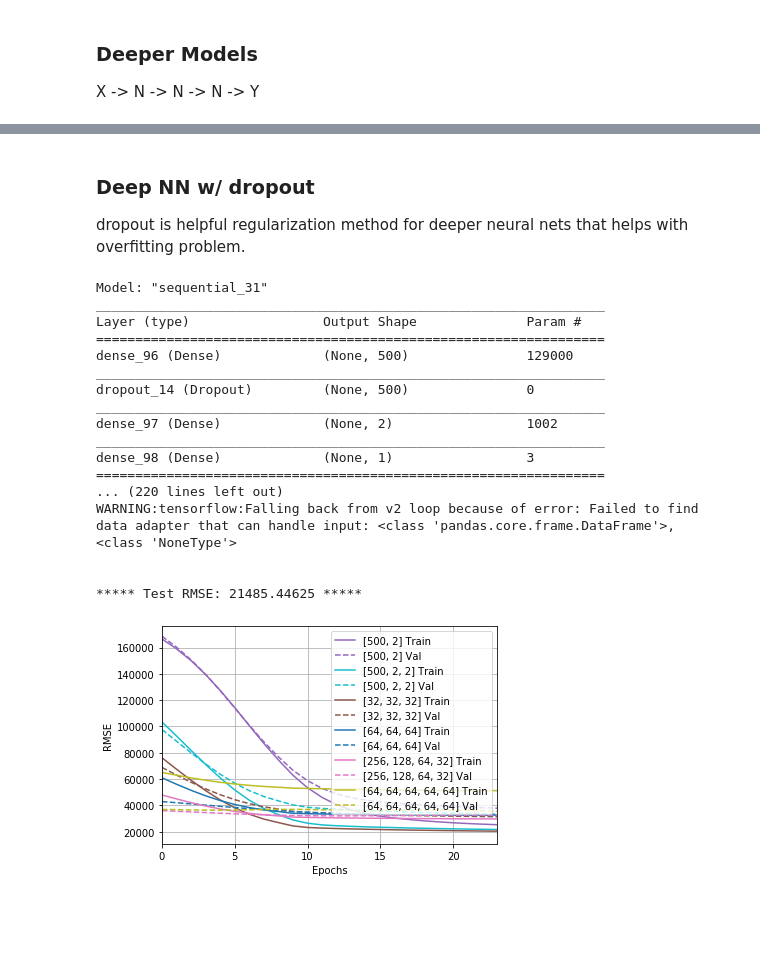
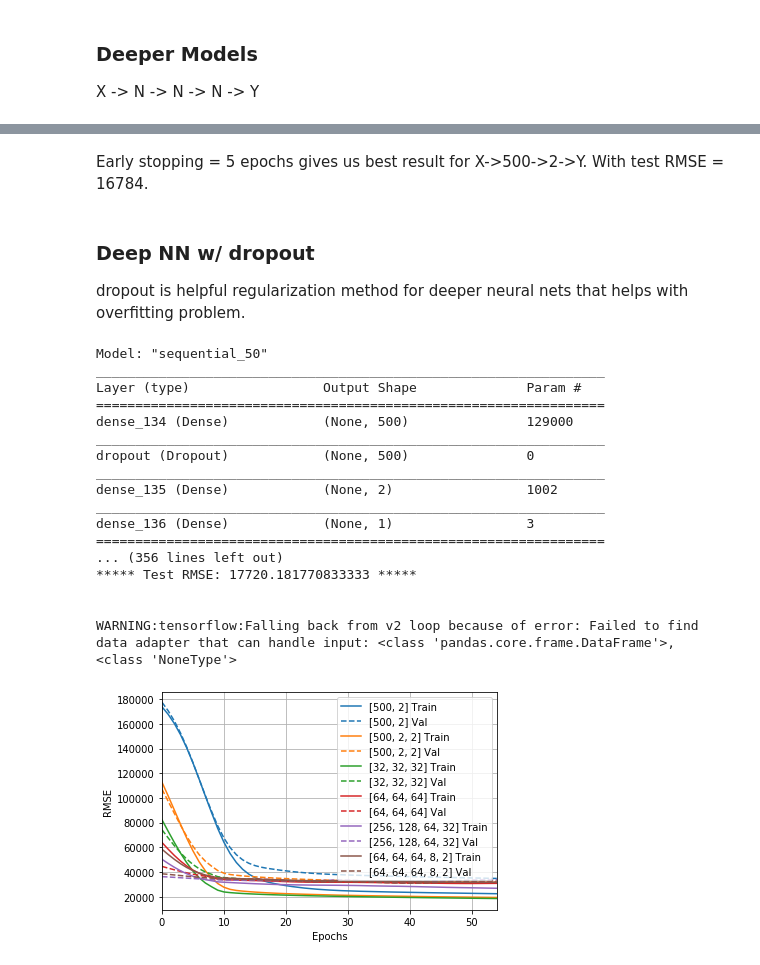
Before and after one commit to melaniezheng/dnn_house_saleprice, a Jupyter notebook: keras.ipynb, the cells around one changed output, grey strips where cells are left out. Saved outputs shown, nothing was run; the diff lists cells and outputs as text; code cells hidden in the pictures; blank space fills up the shorter version.

Commit message:
update keras

```diff
--- a/keras.ipynb
+++ b/keras.ipynb
@@ -390,5 +408,5 @@ Based on research, good rule of thumbs for N are: 2, (257 + 1)/ 2=129, we can al
 # %%
-def build_wider_model(N, optimizer = keras.optimizers.RMSprop(0.01),
+def wider_narrower_model(N, optimizer = keras.optimizers.RMSprop(0.01),
                       dropout = False, rate = 0.15):
 # inputs:
 #     N: number of neurons for the hidden layer.
@@ -403,6 +421,8 @@ def build_wider_model(N, optimizer = keras.optimizers.RMSprop(0.01),
         model.add(layers.Dropout(rate, seed = SEED_NUMBER))
     model.add(layers.Dense(1))
 
+    model.summary()
+
     model.compile(loss = 'mean_squared_error',
                 optimizer = optimizer,
                 metrics = [keras.metrics.RootMeanSquaredError()])
@@ -459,7 +523,7 @@ Let's try deeper NN with more hidden layers to see if they perform better than t
 ### Deeper Models
 X -> N -> N -> N -> Y
 # %%
-def build_deeper_model(L, N, optimizer = keras.optimizers.RMSprop(0.01),
+def deeper_model(L, N, optimizer = keras.optimizers.RMSprop(0.01),
                        dropout = False, rate = 0.15):
 
 #     inputs:
@@ -486,6 +550,8 @@ def build_deeper_model(L, N, optimizer = keras.optimizers.RMSprop(0.01),
                 model.add(layers.Dropout(rate, seed=SEED_NUMBER))
     model.add(layers.Dense(1)) # final layer
 
+    model.summary()
+
     model.compile(loss = 'mean_squared_error',
                 optimizer = optimizer,
                 metrics = [keras.metrics.RootMeanSquaredError()])
@@ -539,0 +601,21 @@ WARNING:tensorflow:Falling back from v2 loop because of error: Failed to find da
+# %%
+# try different early stopping
+L = 2
+N = [500,2]
+
+for p in range(5,25):
+
+    print('- '*30)
+    print(f'Early Stopping Patience: {p}')
+    model = deeper_model(L, N)
+
+    training_time, history = model_fit(model, 'patience/'+str(p), patience = p) #fit
+    training_times['deep_patience_'+str(p)] = training_time
+    model_histories['deep_patience_'+str(p)] = history
+
+    test_predictions = model.predict(testdf_s).flatten() # predict
+    rmse = test_rmse(test_predictions)
+    test_rmses['deep_patience_'+str(p)] = rmse
+    print('\n')
+    print('*'*5 + f' Test RMSE: {rmse} '+ '*'*5)
+    print('\n')
@@ -540,49 +640,55 @@ WARNING:tensorflow:Falling back from v2 loop because of error: Failed to find da
+# %% [markdown]
+Early stopping = 5 epochs gives us best result for X->500->2->Y. With test RMSE = 16784.
 # %% [markdown]
 ### Deep NN w/ dropout
 dropout is helpful regularization method for deeper neural nets that helps with overfitting problem.
 # %%
 try_hidden_layers = [2, 3, 3, 3, 4, 5]
-try_neuron_size = [[500,2],[500,2,2],[32,32,32],[64, 64, 64],[256,128,64,32], [64,64,64,64,64]]
+try_neuron_size = [[500,2],[500,2,2],[32,32,32],[64, 64, 64],[256,128,64,32], [64,64,64,8,2]]
 
 for L, N in zip(try_hidden_layers,try_neuron_size):
-    model = build_deeper_model(L, N, dropout = True, rate = 0.1)
+    model = deeper_model(L, N, dropout = True, rate = 0.1)
     print(model.summary())
-    early_stop = keras.callbacks.EarlyStopping(monitor='val_loss',patience = 10)
+    early_stop = keras.callbacks.EarlyStopping(monitor='val_loss',patience = 15)
     set_random_seed(SEED_NUMBER) # reproducibility
     start_time = time.time()
     model_history = model.fit(traindf_s, train_labels, shuffle = False,
-                        epochs=EPOCHS, validation_split = 0.2, verbose=0, batch_size = 30, #default is 32
+                        epochs=EPOCHS, validation_split = 0.2, verbose=0, batch_size = 35,
                         callbacks=[early_stop, tfdocs.modeling.EpochDots()])
     print('\n')
     print('- '*40)
     print(f'hidden layers: {L}, number of neurons:{N} \n')
     print('TRAIN TIME:'+f'{round(time.time()-start_time)}'+' seconds \n')
     loss, rmse = model.evaluate(testdf_s, test_labels, verbose=2)
     print("Validation set Root Mean Squared Error: {:5.2f}".format(rmse))
 
     plotter.plot({str(N): model_history}, metric = "root_mean_squared_error")
     plt.ylabel('RMSE')
 
     test_predictions = model.predict(testdf_s).flatten() # predict
+    rmse = test_rmse(test_predictions)
     print('\n')
-    test_rmse(test_predictions)
-    #plot_errors(test_predictions, title = 'Deep NN w/ early stopping')
+    print('*'*5 + f' Test RMSE: {rmse} '+ '*'*5)
+    print('\n')
+
+    final_pred = model.predict(test_s).flatten()
+    final_predictions['deep_w_do_'+str(N)] = final_pred
 # %% [output]
-Model: "sequential_31"
+Model: "sequential_50"
 _________________________________________________________________
 Layer (type)                 Output Shape              Param #
 =================================================================
-dense_96 (Dense)             (None, 500)               129000
+dense_134 (Dense)            (None, 500)               129000
 _________________________________________________________________
-dropout_14 (Dropout)         (None, 500)               0
+dropout (Dropout)            (None, 500)               0
 _________________________________________________________________
-dense_97 (Dense)             (None, 2)                 1002
+dense_135 (Dense)            (None, 2)                 1002
 _________________________________________________________________
-dense_98 (Dense)             (None, 1)                 3
+dense_136 (Dense)            (None, 1)                 3
 =================================================================
-... (220 lines left out)
-WARNING:tensorflow:Falling back from v2 loop because of error: Failed to find data adapter that can handle input: <class 'pandas.core.frame.DataFrame'>, <class 'NoneType'>
+... (356 lines left out)
+***** Test RMSE: 17720.181770833333 *****
 
 
-***** Test RMSE: 21485.44625 *****
+WARNING:tensorflow:Falling back from v2 loop because of error: Failed to find data adapter that can handle input: <class 'pandas.core.frame.DataFrame'>, <class 'NoneType'>
-[figure, old version]
+[figure, new version]
```
Also changed, not shown: parts of 30 cells of this notebook.
